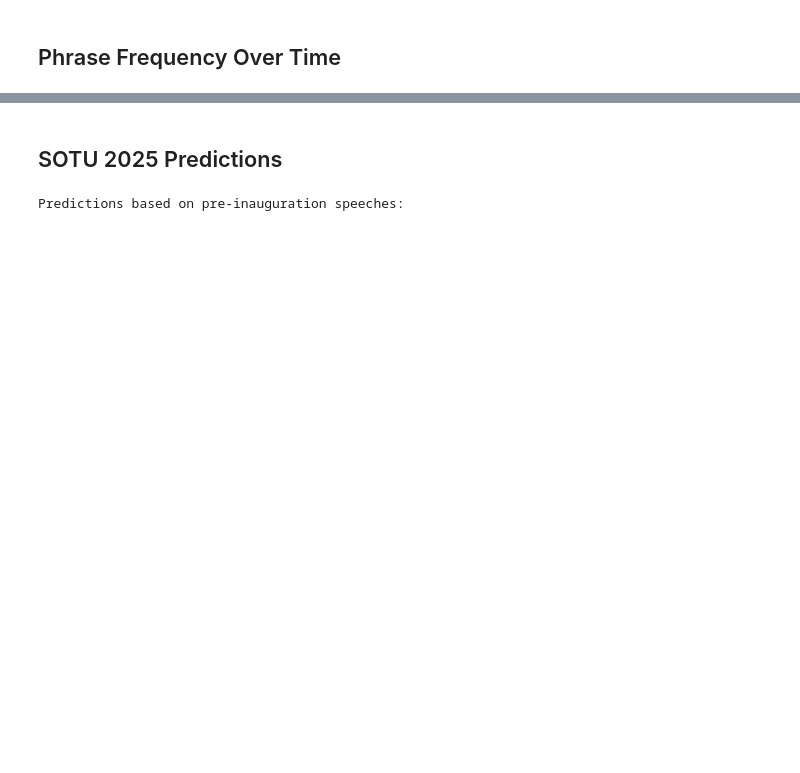
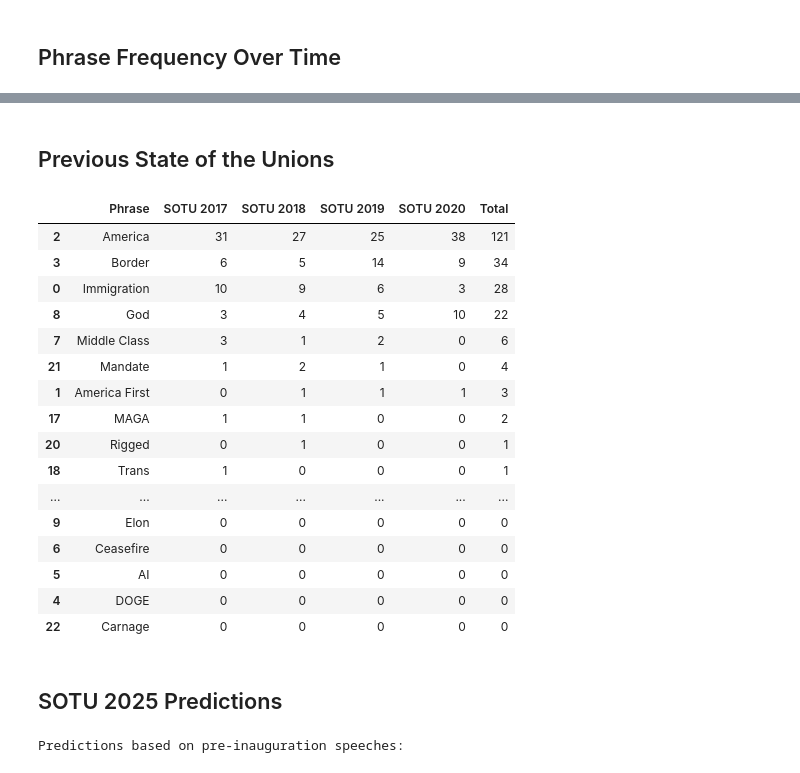
Before and after one commit to jsteng19/kalshi-research, a Jupyter notebook: notebooks/sotu_analysis.ipynb, the cells around one changed output, grey strips where cells are left out. Drawn from its saved outputs; the diff is of its cells as text; code cells hidden in the pictures; blank space fills up the shorter version.

```diff
--- a/notebooks/sotu_analysis.ipynb
+++ b/notebooks/sotu_analysis.ipynb
@@ -214,3 +268,48 @@ for phrase in top_phrases:
+# %% [markdown]
+## Previous State of the Unions
+# %%
+# Create a table showing phrase counts for each SOTU
+sotu_counts = []
+
+for phrase in SEARCH_PHRASES.keys():
+    # Get counts for each SOTU
+    counts = df_sotu[['date', phrase]].values.tolist()
+
+    # Format into a row with the phrase and counts
+    row = {'Phrase': phrase}
+    for date, count in counts:
+        year = date.year
+        row[f'SOTU {year}'] = count
+
+    sotu_counts.append(row)
+
+# Convert to DataFrame and display
+df_sotu_counts = pd.DataFrame(sotu_counts)
+
+# Sort by total counts across all SOTUs
+df_sotu_counts['Total'] = df_sotu_counts[[col for col in df_sotu_counts.columns if 'SOTU' in col]].sum(axis=1)
+df_sotu_counts = df_sotu_counts.sort_values('Total', ascending=False)
+
+# Display the table
+display(df_sotu_counts.style.format({col: '{:.0f}' for col in df_sotu_counts.columns if 'SOTU' in col}))
+# %% [output]
+|  | Phrase | SOTU 2017 | SOTU 2018 | SOTU 2019 | SOTU 2020 | Total |
+| 2 | America | 31 | 27 | 25 | 38 | 121 |
+| 3 | Border | 6 | 5 | 14 | 9 | 34 |
+| 0 | Immigration | 10 | 9 | 6 | 3 | 28 |
+| 8 | God | 3 | 4 | 5 | 10 | 22 |
+| 7 | Middle Class | 3 | 1 | 2 | 0 | 6 |
+| 21 | Mandate | 1 | 2 | 1 | 0 | 4 |
+| 1 | America First | 0 | 1 | 1 | 1 | 3 |
+| 17 | MAGA | 1 | 1 | 0 | 0 | 2 |
+| 20 | Rigged | 0 | 1 | 0 | 0 | 1 |
+| 18 | Trans | 1 | 0 | 0 | 0 | 1 |
+| ... | ... | ... | ... | ... | ... | ... |
+| 9 | Elon | 0 | 0 | 0 | 0 | 0 |
+| 6 | Ceasefire | 0 | 0 | 0 | 0 | 0 |
+| 5 | AI | 0 | 0 | 0 | 0 | 0 |
+| 4 | DOGE | 0 | 0 | 0 | 0 | 0 |
+| 22 | Carnage | 0 | 0 | 0 | 0 | 0 |
 # %% [markdown]
 ## SOTU 2025 Predictions
 # %%
```
Also changed, not shown: parts of 11 cells of this notebook, 15 other files.
